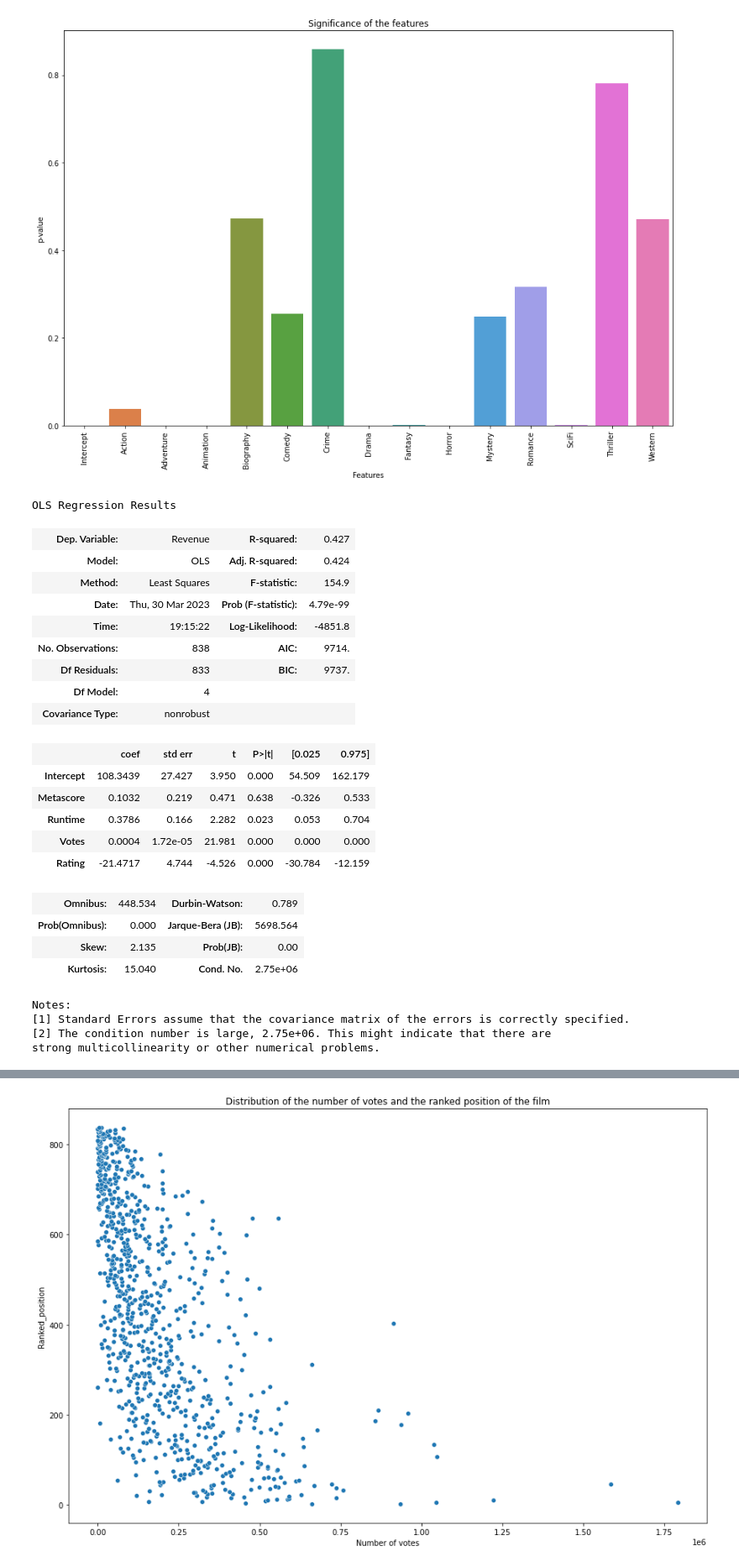
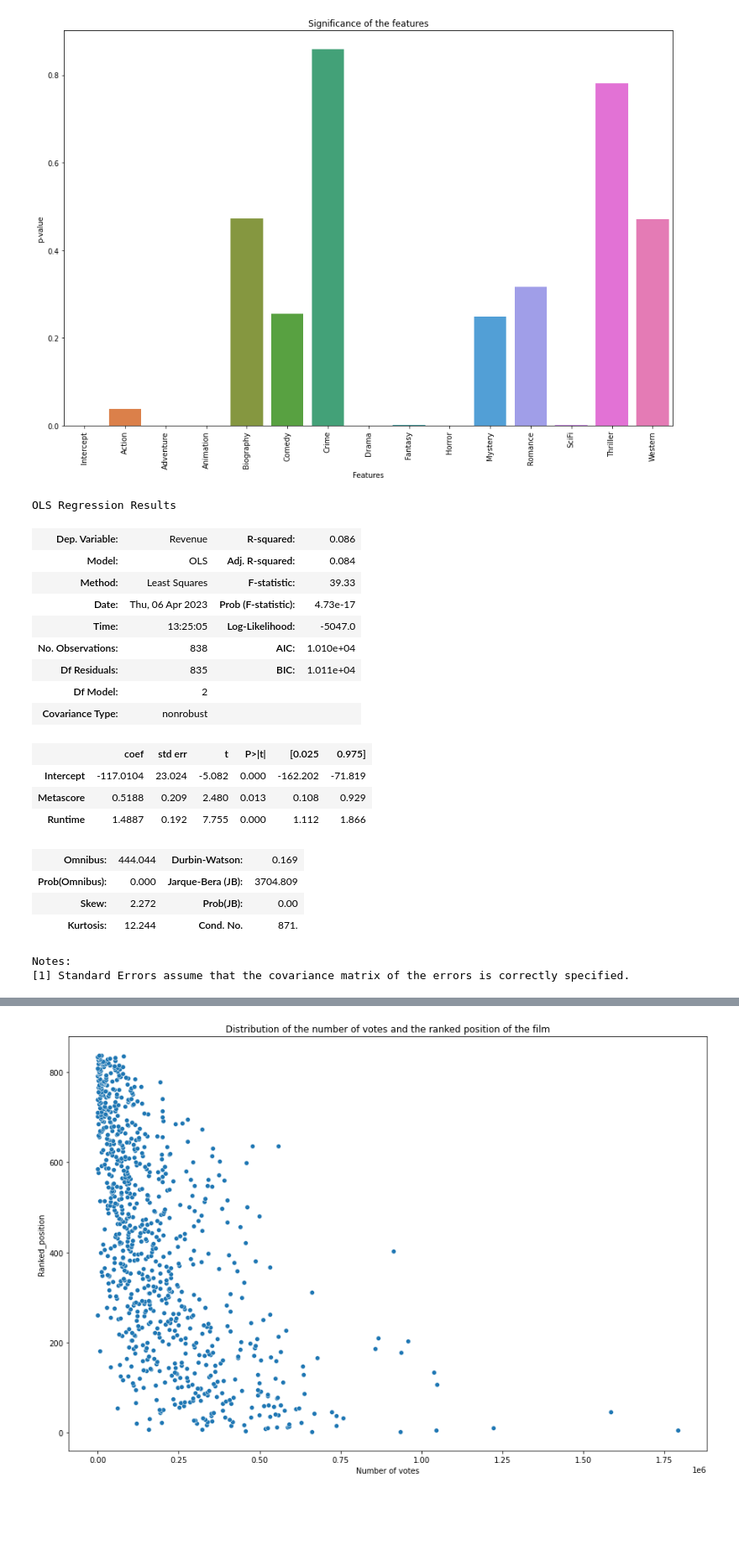
Before and after one commit to Misperia/FDS_project_2023, a Jupyter notebook: notebook.ipynb, the cells around one changed output, grey strips where cells are left out. Shown at 84% size. Drawn from its saved outputs; the diff is of its cells as text; code cells hidden in the pictures; blank space fills up the shorter version.

```diff
--- a/notebook.ipynb
+++ b/notebook.ipynb
@@ -563,33 +564,29 @@ plt.show()
 # %% [output]
 [figure]
 # %%
-model2=smf.ols(formula = 'Revenue ~ Metascore + Runtime + Votes+ Rating', data=df_rm_null).fit()
+model2=smf.ols(formula = 'Revenue ~ Metascore + Runtime', data=df_rm_null).fit()
 model2.summary()
 # %% [output]
 OLS Regression Results
-| Dep. Variable: | Revenue | R-squared: | 0.427 |
-| Model: | OLS | Adj. R-squared: | 0.424 |
-| Method: | Least Squares | F-statistic: | 154.9 |
-| Date: | Thu, 30 Mar 2023 | Prob (F-statistic): | 4.79e-99 |
-| Time: | 19:15:22 | Log-Likelihood: | -4851.8 |
-| No. Observations: | 838 | AIC: | 9714. |
-| Df Residuals: | 833 | BIC: | 9737. |
-| Df Model: | 4 |  |  |
+| Dep. Variable: | Revenue | R-squared: | 0.086 |
+| Model: | OLS | Adj. R-squared: | 0.084 |
+| Method: | Least Squares | F-statistic: | 39.33 |
+| Date: | Thu, 06 Apr 2023 | Prob (F-statistic): | 4.73e-17 |
+| Time: | 13:25:05 | Log-Likelihood: | -5047.0 |
+| No. Observations: | 838 | AIC: | 1.010e+04 |
+| Df Residuals: | 835 | BIC: | 1.011e+04 |
+| Df Model: | 2 |  |  |
 | Covariance Type: | nonrobust |  |  |
 |  | coef | std err | t | P>|t| | [0.025 | 0.975] |
-| Intercept | 108.3439 | 27.427 | 3.950 | 0.000 | 54.509 | 162.179 |
-| Metascore | 0.1032 | 0.219 | 0.471 | 0.638 | -0.326 | 0.533 |
-| Runtime | 0.3786 | 0.166 | 2.282 | 0.023 | 0.053 | 0.704 |
-| Votes | 0.0004 | 1.72e-05 | 21.981 | 0.000 | 0.000 | 0.000 |
-| Rating | -21.4717 | 4.744 | -4.526 | 0.000 | -30.784 | -12.159 |
+| Intercept | -117.0104 | 23.024 | -5.082 | 0.000 | -162.202 | -71.819 |
+| Metascore | 0.5188 | 0.209 | 2.480 | 0.013 | 0.108 | 0.929 |
+| Runtime | 1.4887 | 0.192 | 7.755 | 0.000 | 1.112 | 1.866 |
-| Omnibus: | 448.534 | Durbin-Watson: | 0.789 |
-| Prob(Omnibus): | 0.000 | Jarque-Bera (JB): | 5698.564 |
-| Skew: | 2.135 | Prob(JB): | 0.00 |
-| Kurtosis: | 15.040 | Cond. No. | 2.75e+06 |
+| Omnibus: | 444.044 | Durbin-Watson: | 0.169 |
+| Prob(Omnibus): | 0.000 | Jarque-Bera (JB): | 3704.809 |
+| Skew: | 2.272 | Prob(JB): | 0.00 |
+| Kurtosis: | 12.244 | Cond. No. | 871. |
 Notes:
 [1] Standard Errors assume that the covariance matrix of the errors is correctly specified.
-[2] The condition number is large, 2.75e+06. This might indicate that there are
-strong multicollinearity or other numerical problems.
 # %%
 #comment on the model
 #The R-squared is 0.16 which means that 16% of the variance in the Revenue is explained by the model.
```
Also changed, not shown: parts of 46 cells of this notebook.
